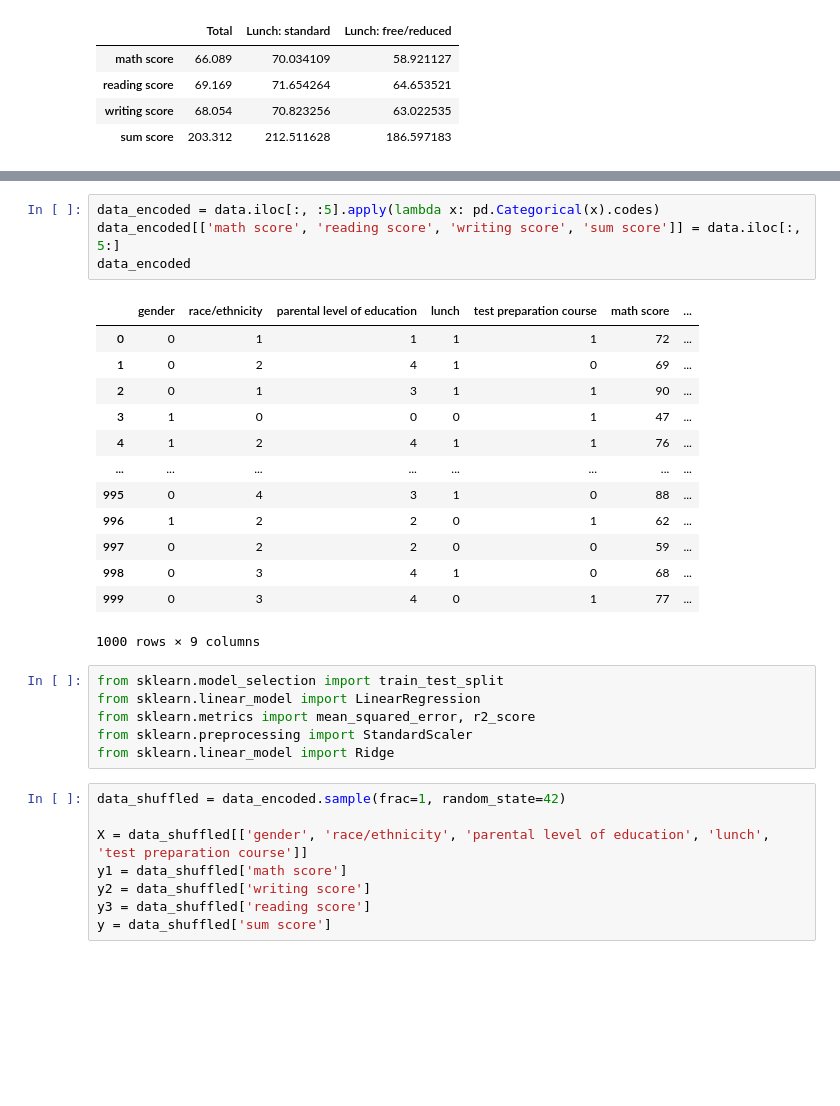
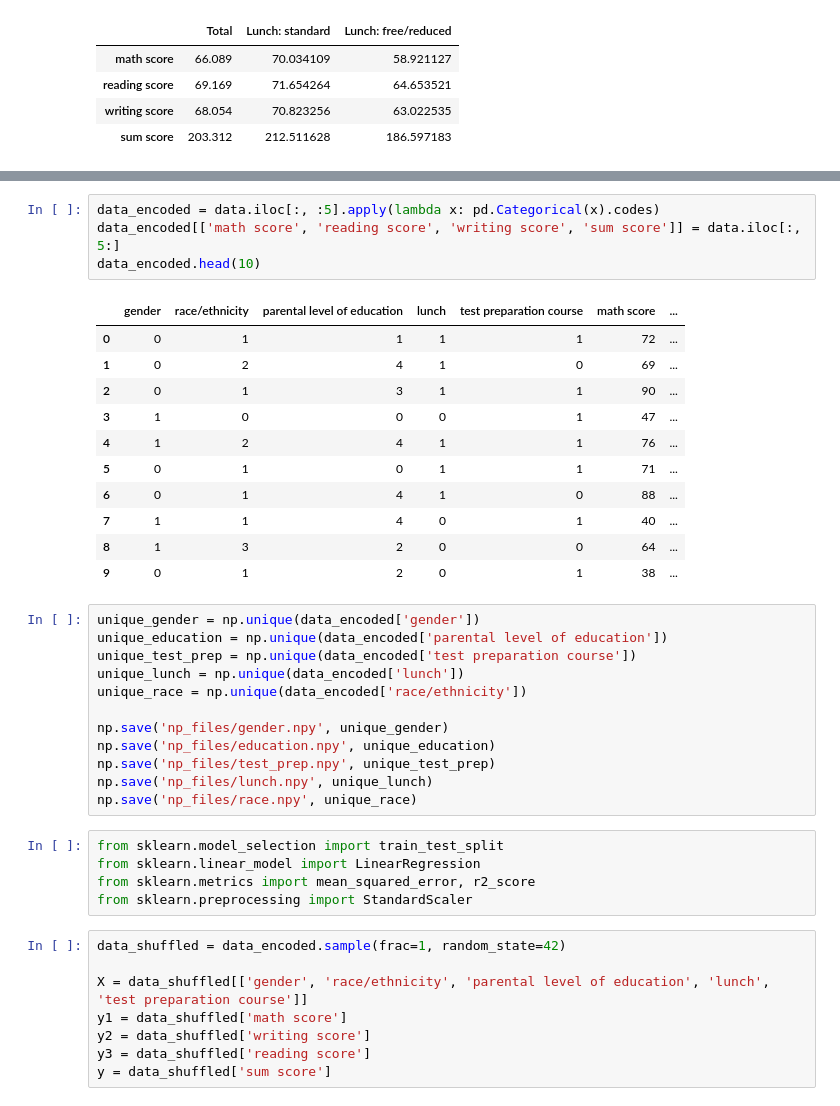
Before and after one commit to akylbekmaxutov/scientific-computing-project, a Jupyter notebook: project.ipynb, the cells around one changed output, grey strips where cells are left out. Saved outputs shown, nothing was run; the diff lists cells and outputs as text; blank space fills up the shorter version.

```diff
--- a/project.ipynb
+++ b/project.ipynb
@@ -215,27 +244,36 @@ mean_values_lunch
 # %%
 data_encoded = data.iloc[:, :5].apply(lambda x: pd.Categorical(x).codes)
 data_encoded[['math score', 'reading score', 'writing score', 'sum score']] = data.iloc[:, 5:]
-data_encoded
+data_encoded.head(10)
 # %% [output]
 |  | gender | race/ethnicity | parental level of education | lunch | test preparation course | math score | ... |
 | 0 | 0 | 1 | 1 | 1 | 1 | 72 | ... |
 | 1 | 0 | 2 | 4 | 1 | 0 | 69 | ... |
 | 2 | 0 | 1 | 3 | 1 | 1 | 90 | ... |
 | 3 | 1 | 0 | 0 | 0 | 1 | 47 | ... |
 | 4 | 1 | 2 | 4 | 1 | 1 | 76 | ... |
-| ... | ... | ... | ... | ... | ... | ... | ... |
-| 995 | 0 | 4 | 3 | 1 | 0 | 88 | ... |
-| 996 | 1 | 2 | 2 | 0 | 1 | 62 | ... |
-| 997 | 0 | 2 | 2 | 0 | 0 | 59 | ... |
-| 998 | 0 | 3 | 4 | 1 | 0 | 68 | ... |
-| 999 | 0 | 3 | 4 | 0 | 1 | 77 | ... |
+| 5 | 0 | 1 | 0 | 1 | 1 | 71 | ... |
+| 6 | 0 | 1 | 4 | 1 | 0 | 88 | ... |
+| 7 | 1 | 1 | 4 | 0 | 1 | 40 | ... |
+| 8 | 1 | 3 | 2 | 0 | 0 | 64 | ... |
+| 9 | 0 | 1 | 2 | 0 | 1 | 38 | ... |
-1000 rows × 9 columns
+# %%
+unique_gender = np.unique(data_encoded['gender'])
+unique_education = np.unique(data_encoded['parental level of education'])
+unique_test_prep = np.unique(data_encoded['test preparation course'])
+unique_lunch = np.unique(data_encoded['lunch'])
+unique_race = np.unique(data_encoded['race/ethnicity'])
+
+np.save('np_files/gender.npy', unique_gender)
+np.save('np_files/education.npy', unique_education)
+np.save('np_files/test_prep.npy', unique_test_prep)
+np.save('np_files/lunch.npy', unique_lunch)
+np.save('np_files/race.npy', unique_race)
 # %%
 from sklearn.model_selection import train_test_split
 from sklearn.linear_model import LinearRegression
 from sklearn.metrics import mean_squared_error, r2_score
 from sklearn.preprocessing import StandardScaler
-from sklearn.linear_model import Ridge
 # %%
 data_shuffled = data_encoded.sample(frac=1, random_state=42)
 
```
Also changed, not shown: parts of 16 cells of this notebook, 18 other files.
